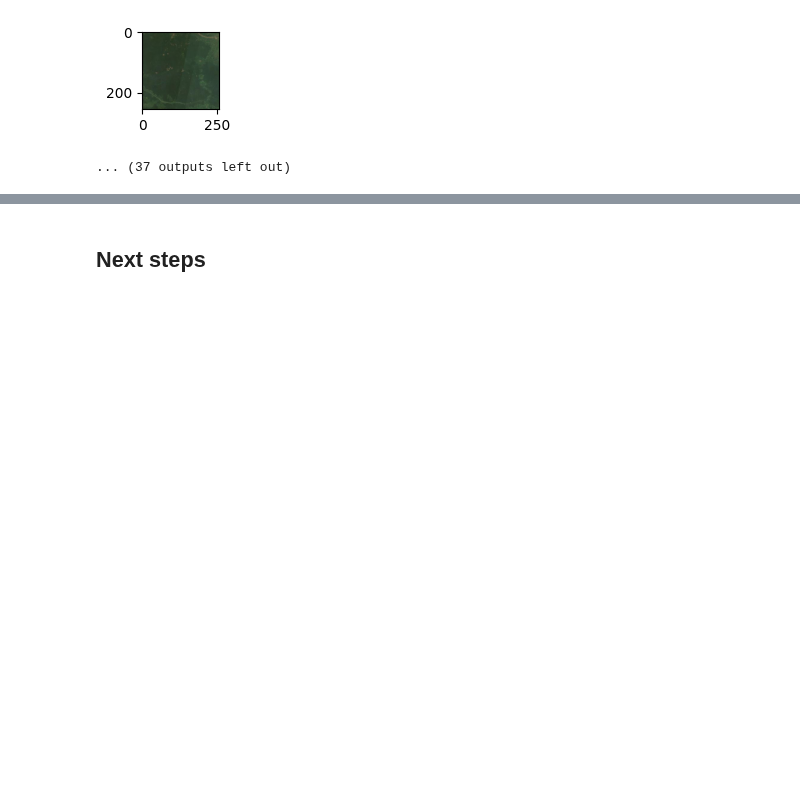
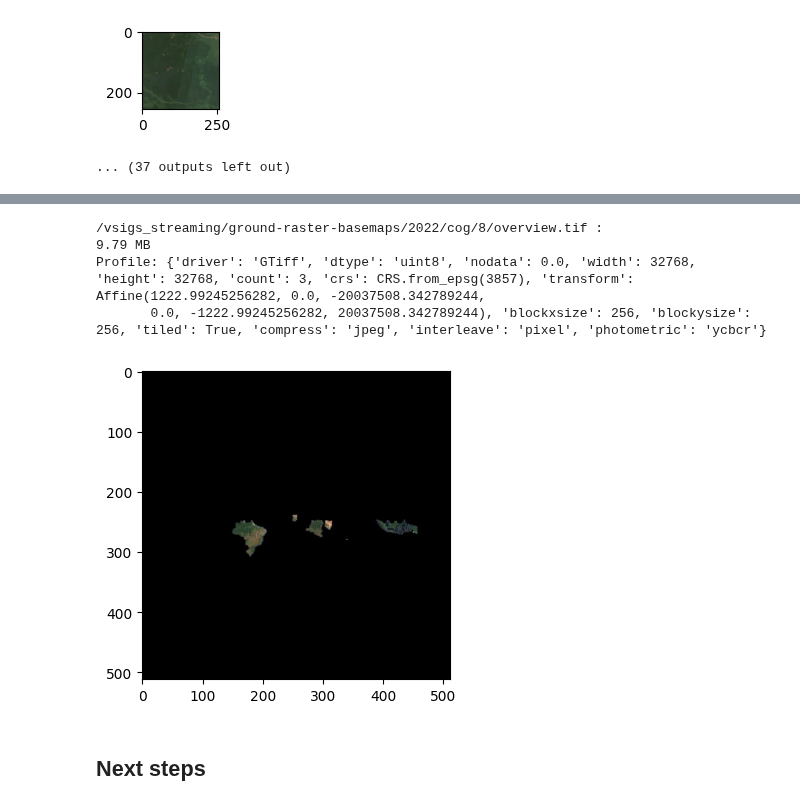
Before and after one commit to google/ground-platform, a Jupyter notebook: notebooks/generate_offline_imagery2.ipynb, the cells around one changed output, grey strips where cells are left out. Saved outputs shown, nothing was run; the diff lists cells and outputs as text; code cells hidden in the pictures; blank space fills up the shorter version.

Commit message:
Rebuild overview image

```diff
--- a/notebooks/generate_offline_imagery2.ipynb
+++ b/notebooks/generate_offline_imagery2.ipynb
@@ -139,13 +104,15 @@ bucket.blob(WORLD_MASKED_PATH).upload_from_filename(TMP_FILENAME)
 ### Define functions
 # %%
 def show_thumbnail(src_path):
-  with rasterio.open(src_path) as src:
-    max_factor=src.overviews(1)[-1]
-    plt.figure(figsize=(1, 1))
-    show(src.read(out_shape=(3, int(src.height / max_factor), int(src.width / max_factor))))
+  file_stats=os.stat(overview_tmp_path)
+  print(f'{src_path}: {file_stats.st_size / (1024 * 1024):.2f} MB')
+  with rasterio.open(src_path) as ds:
+    print(f'Profile: {ds.profile}')
+    plt.figure(figsize=(4, 4))
+    show(ds.read(out_shape=(3, 512, 512)))
 
-def convert_file(src_path, dst_path):
-  """Convert image to Maps Optimized GeoTIFF."""
+def build_cog(src_path, dst_path):
+  """Convert image to Maps Optimized GeoTIFF and upload to GCS."""
 
   gdal.UseExceptions()
 
@@ -174,18 +141,4 @@ def convert_file(src_path, dst_path):
   file_size = os.stat(TMP_FILENAME).st_size / (1024 * 1024)
   print(f"Uploading {file_size:.1f} MB to {dst_path}")
   bucket.blob(dst_path).upload_from_filename(TMP_FILENAME)
-
-def build_mog(subpath, overwrite):
-  src_path=f"/vsigs_streaming/{BUCKET_NAME}/{subpath}"
-  dst_path=DEST_PREFIX + subpath[len(SRC_PREFIX):]
-  blob = storage.Blob(dst_path, bucket)
-  if (not overwrite and blob.exists(storage_client)):
-    print(f"{dst_path} exists, skipping.")
-  else:
-    print(f"Building {dst_path}")
-    convert_file(
-        src_path=src_path,
-        dst_path=dst_path
-    )
-    show_thumbnail(f"/vsigs_streaming/{BUCKET_NAME}/{dst_path}")
 # %% [markdown]
@@ -247,3 +335,11 @@ build_mog(f"{SRC_PREFIX}/world-masked.tif", overwrite=True)
+# %%
+show_thumbnail(f"/vsigs_streaming/{BUCKET_NAME}/{DEST_PREFIX}/{OVERVIEW_FILENAME}")
+# %% [output]
+/vsigs_streaming/ground-raster-basemaps/2022/cog/8/overview.tif :
+9.79 MB
+Profile: {'driver': 'GTiff', 'dtype': 'uint8', 'nodata': 0.0, 'width': 32768, 'height': 32768, 'count': 3, 'crs': CRS.from_epsg(3857), 'transform': Affine(1222.99245256282, 0.0, -20037508.342789244,
+       0.0, -1222.99245256282, 20037508.342789244), 'blockxsize': 256, 'blockysize': 256, 'tiled': True, 'compress': 'jpeg', 'interleave': 'pixel', 'photometric': 'ycbcr'}
+[figure, added]
 # %% [markdown]
 ## Next steps
 # %% [markdown]
```
Also changed, not shown: parts of 15 cells of this notebook.
